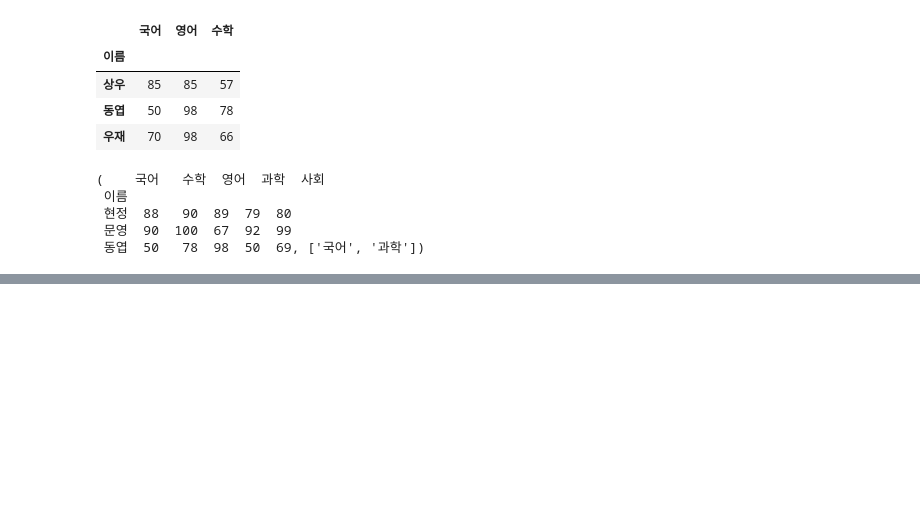
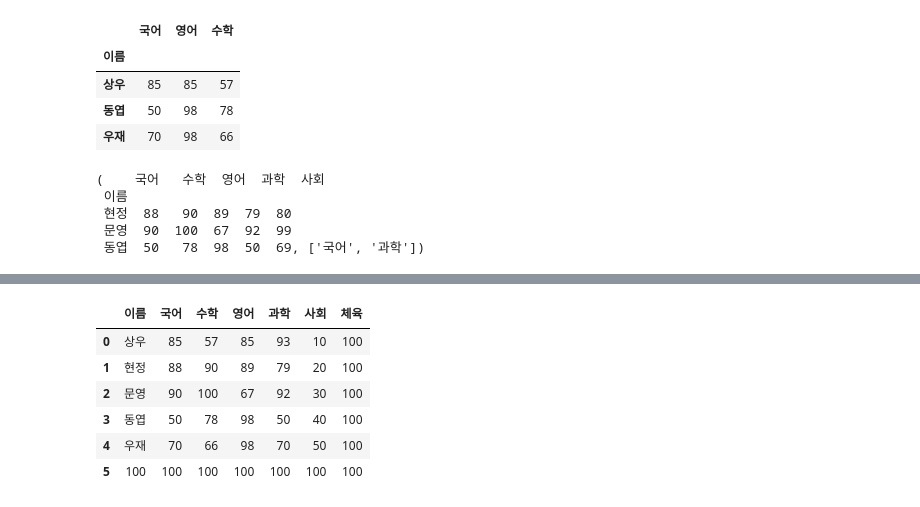
Before and after one commit to IT-HONGREAT/ML, a Jupyter notebook: pandas_Series.ipynb, the cells around one changed output, grey strips where cells are left out. Saved outputs shown, nothing was run; the diff lists cells and outputs as text; code cells hidden in the pictures; blank space fills up the shorter version.

```diff
--- a/pandas_Series.ipynb
+++ b/pandas_Series.ipynb
@@ -401,3 +401,17 @@ df.loc['현정':'동엽'],['국어','과학']
  현정  88   90  89  79  80
  문영  90  100  67  92  99
  동엽  50   78  98  50  69, ['국어', '과학'])
+# %%
+#원소 추가 및 변경
+test_data = {'이름':['상우','현정','문영','동엽','우재'],
+             '국어':[85,88,90,50,70],
+             '수학':[57,90,100,78,66],
+             '영어':[85,89,67,98,98],
+             '과학':[93,79,92,50,70],
+             '사회':[94,80,99,69,100]}
+
+df = pd.DataFrame(test_data)
+# df.set_index('이름', inplace=True)
+df['체육'] = 100
+df['사회'] = [10,20,30,40,50]
+df
@@ -403,0 +425,11 @@ df.loc['현정':'동엽'],['국어','과학']
+# %%
+df.loc[5] = 100
+df
+# %% [output]
+|  | 이름 | 국어 | 수학 | 영어 | 과학 | 사회 | 체육 |
+| 0 | 상우 | 85 | 57 | 85 | 93 | 10 | 100 |
+| 1 | 현정 | 88 | 90 | 89 | 79 | 20 | 100 |
+| 2 | 문영 | 90 | 100 | 67 | 92 | 30 | 100 |
+| 3 | 동엽 | 50 | 78 | 98 | 50 | 40 | 100 |
+| 4 | 우재 | 70 | 66 | 98 | 70 | 50 | 100 |
+| 5 | 100 | 100 | 100 | 100 | 100 | 100 | 100 |
```
Also changed, not shown: parts of 14 cells of this notebook.
